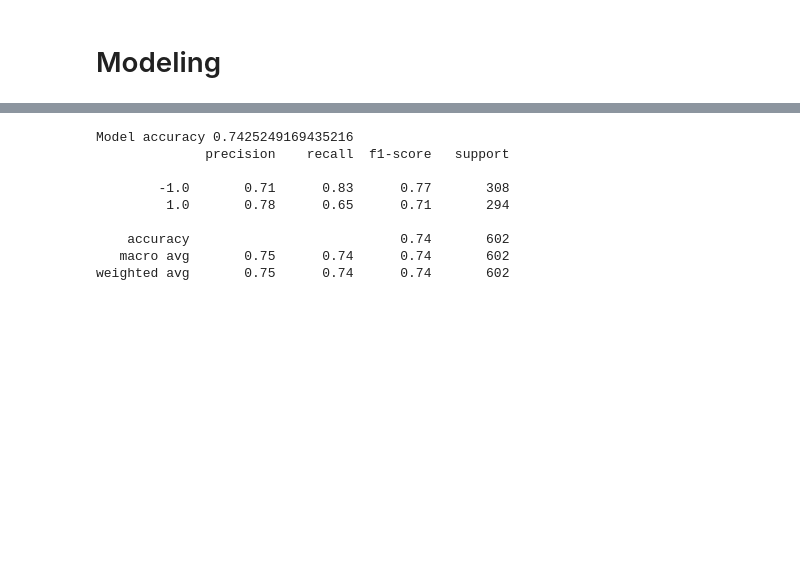
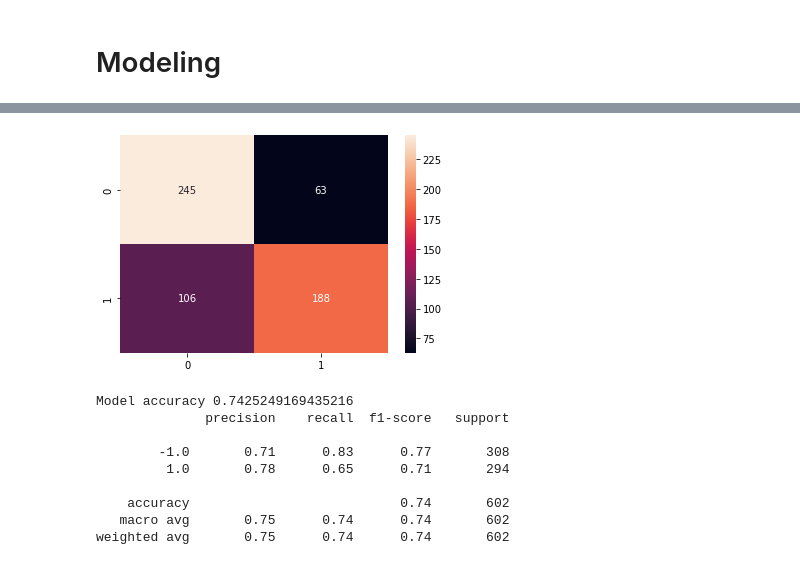
Before and after one commit to raed779/RandomForestClassifier-Predict-Stock-Market-Direction, a Jupyter notebook: trading_strategie_random_forest.ipynb, the cells around one changed output, grey strips where cells are left out. Cells and saved outputs as stored; diff of their text form; code cells hidden in the pictures; blank space fills up the shorter version.

```diff
--- a/trading_strategie_random_forest.ipynb
+++ b/trading_strategie_random_forest.ipynb
@@ -645,0 +689,4 @@ Accuracy is:  0.7425249169435216
+# %%
+d=sns.heatmap(cm,annot=True,fmt="d")
+# %% [output]
+[figure, added]
```
Also changed, not shown: parts of 8 cells of this notebook, 25 other files.
